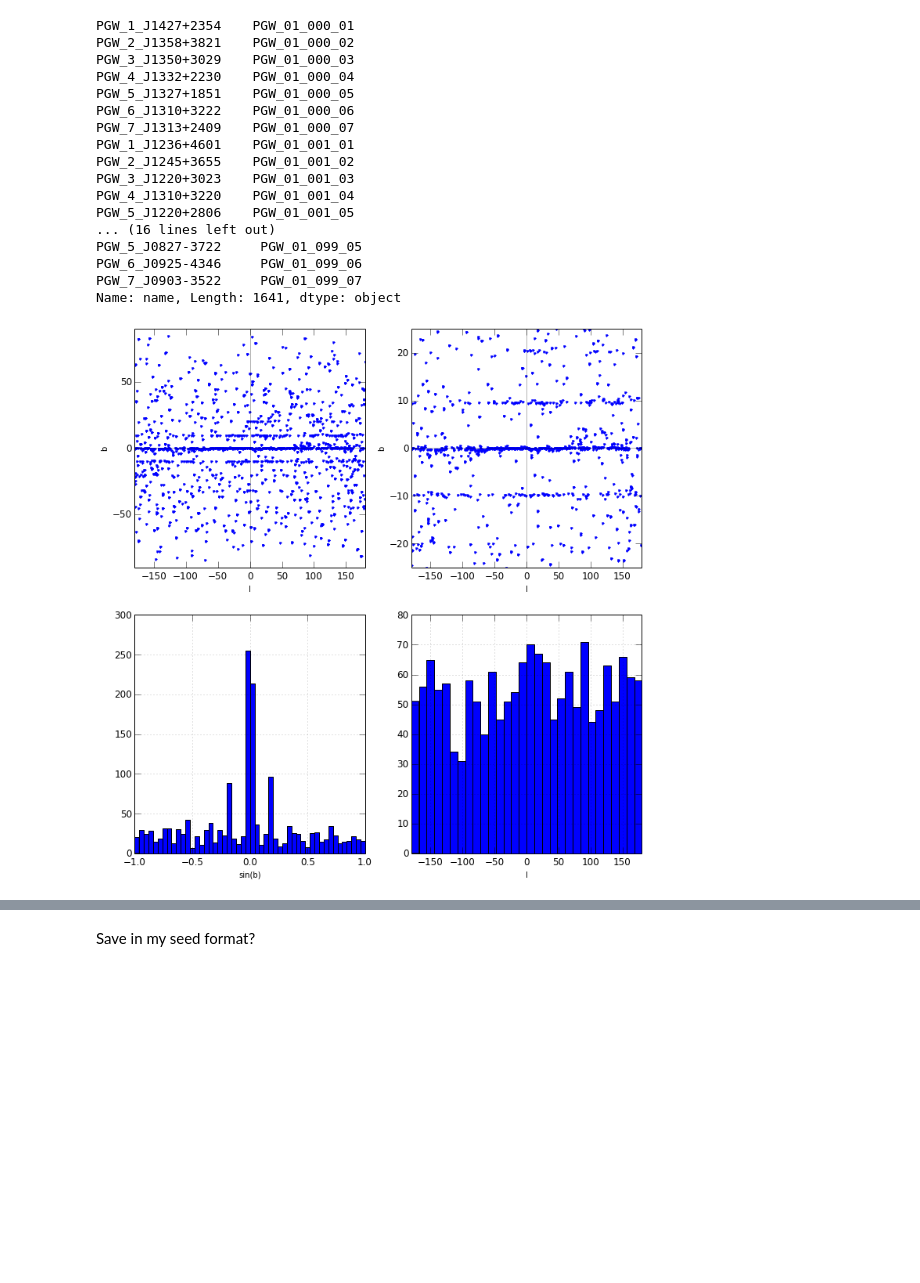
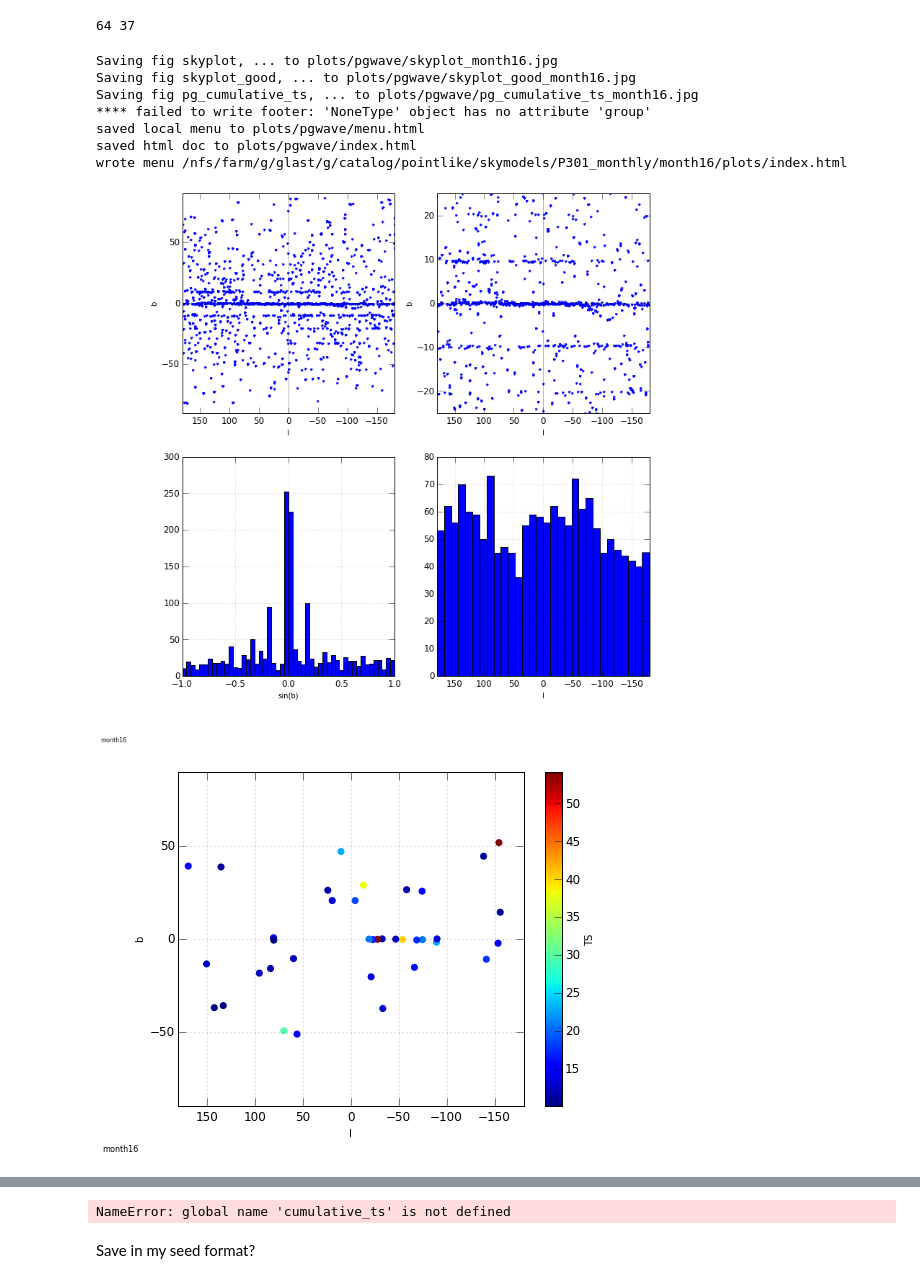
Before and after one commit to tburnett/Fermi-LAT, a Jupyter notebook: transients/study pgwave results.ipynb, the cells around one changed output, grey strips where cells are left out. Drawn from its saved outputs; the diff is of its cells as text; code cells hidden in the pictures; blank space fills up the shorter version.

```diff
--- a/transients/study pgwave results.ipynb
+++ b/transients/study pgwave results.ipynb
@@ -30,20 +10,0 @@ seeds['ra dec k_signif pgw_roi'.split()].describe()
-# %%
-seeds.name
-# %% [output]
-PGW_1_J1427+2354    PGW_01_000_01
-PGW_2_J1358+3821    PGW_01_000_02
-PGW_3_J1350+3029    PGW_01_000_03
-PGW_4_J1332+2230    PGW_01_000_04
-PGW_5_J1327+1851    PGW_01_000_05
-PGW_6_J1310+3222    PGW_01_000_06
-PGW_7_J1313+2409    PGW_01_000_07
-PGW_1_J1236+4601    PGW_01_001_01
-PGW_2_J1245+3655    PGW_01_001_02
-PGW_3_J1220+3023    PGW_01_001_03
-PGW_4_J1310+3220    PGW_01_001_04
-PGW_5_J1220+2806    PGW_01_001_05
-... (16 lines left out)
-PGW_5_J0827-3722     PGW_01_099_05
-PGW_6_J0925-4346     PGW_01_099_06
-PGW_7_J0903-3522     PGW_01_099_07
-Name: name, Length: 1641, dtype: object
@@ -57,24 +11,17 @@ t['b']=[s.b() for s in sdirs]
-# %%
-fig, axx = plt.subplots(2,2, figsize=(12,12))
-ax = axx[0,0]
-ax.plot(t.l, t.b, '.')
-plt.setp(ax, xlabel='l', ylabel='b', xlim=(-180,180), ylim=(-90,90))
-ax.axhline(0, color='k', alpha=0.3)
-ax.axvline(0, color='k', alpha=0.3)
-ax = axx[1,0]
-sinb = np.sin(np.radians(t.b))
-dom = np.linspace(-1,1,51)
-ax.hist(list(sinb),dom);
-plt.setp(ax, xlabel='sin(b)')
-ax.grid(True, alpha=0.5)
-ax = axx[0,1]
-ax.plot(t.l, t.b, '.')
-plt.setp(ax, xlabel='l', ylabel='b', xlim=(-180,180), ylim=(-25,25))
-ax.axhline(0, color='k', alpha=0.3)
-ax.axvline(0, color='k', alpha=0.3)
-ax= axx[1,1]
-ax.hist(list(t.l), np.linspace(-180, 180,31));
-plt.setp(ax, xlim=(-180,180), xlabel='l')
-ax.grid(True, alpha=0.5)
-# %% [output]
-[figure, removed]
+# %%
+from uw.like2.analyze import pgwave; reload(pgwave)
+self = pgwave.PGwave()
+# %% [output]
+64 37
+# %%
+self.all_plots();
+# %% [output]
+Saving fig skyplot, ... to plots/pgwave/skyplot_month16.jpg
+Saving fig skyplot_good, ... to plots/pgwave/skyplot_good_month16.jpg
+Saving fig pg_cumulative_ts, ... to plots/pgwave/pg_cumulative_ts_month16.jpg
+**** failed to write footer: 'NoneType' object has no attribute 'group'
+saved local menu to plots/pgwave/menu.html
+saved html doc to plots/pgwave/index.html
+wrote menu /nfs/farm/g/glast/g/catalog/pointlike/skymodels/P301_monthly/month16/plots/index.html
+[figure, added]
+[figure, added]
@@ -81,2 +29,6 @@ ax.grid(True, alpha=0.5)
+# %%
+self.cumulative_ts()
+# %% [output]
+NameError: global name 'cumulative_ts' is not defined
 # %% [markdown]
 Save in my seed format?
```
Also changed, not shown: parts of 12 cells of this notebook.
